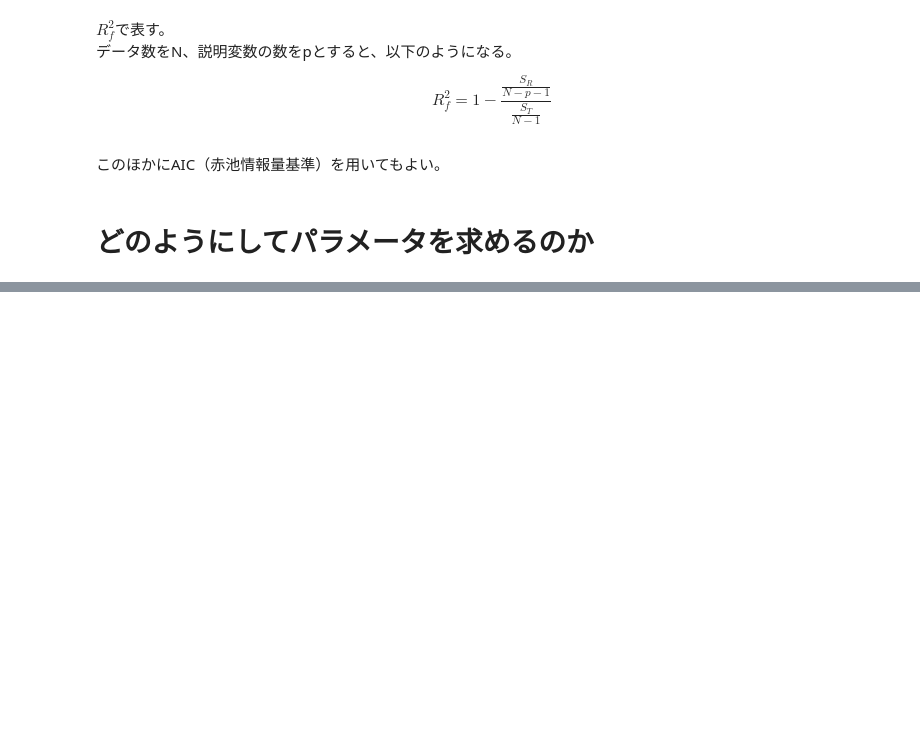
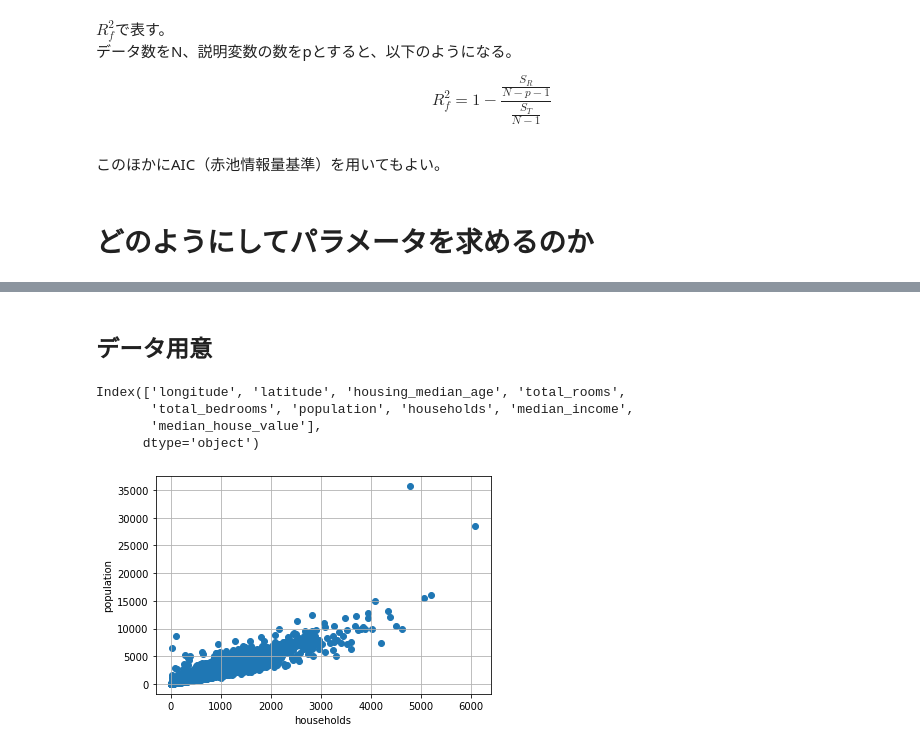
Before and after one commit to gitboku/statistics-practice, a Jupyter notebook: 重回帰分析.ipynb, the cells around one changed output, grey strips where cells are left out. Cells and saved outputs as stored; diff of their text form; code cells hidden in the pictures; blank space fills up the shorter version.

```diff
--- a/重回帰分析.ipynb
+++ b/重回帰分析.ipynb
@@ -74,0 +82,26 @@ $$
+# %% [markdown]
+## データ用意
+# %%
+# 元からあったsample_dataを使用する
+csv = pd.read_csv('/content/sample_data/california_housing_train.csv')
+# %%
+csv.columns
+# %% [output]
+Index(['longitude', 'latitude', 'housing_median_age', 'total_rooms',
+       'total_bedrooms', 'population', 'households', 'median_income',
+       'median_house_value'],
+      dtype='object')
+# %%
+households = csv['households']
+population = csv['population']
+total_rooms = csv['total_rooms']
+# %%
+from matplotlib import pyplot
+
+pyplot.scatter(households, population)
+pyplot.xlabel("households")
+pyplot.ylabel("population")
+pyplot.grid(True)
+pyplot.show()
+# %% [output]
+[figure, added]
```
Also changed, not shown: parts of 6 cells of this notebook.
